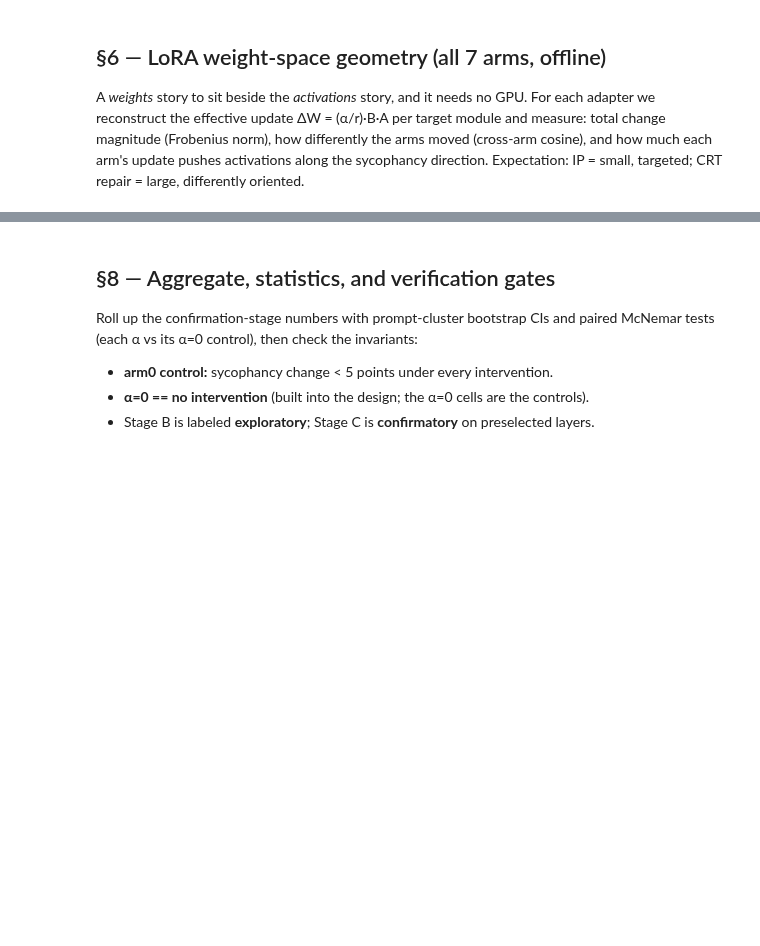
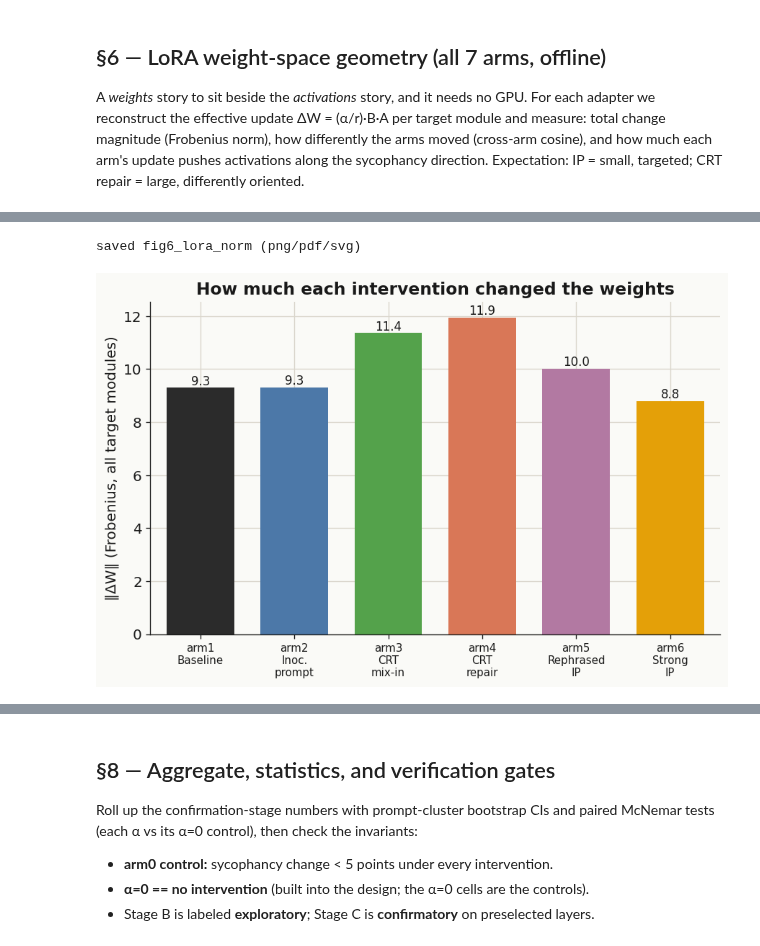
Before and after one commit to Ayesha-Imr/inoculate-or-reflect, a Jupyter notebook: notebooks/phase4_mechanistic_nnsight.ipynb, the cells around one changed output, grey strips where cells are left out. Saved outputs shown, nothing was run; the diff lists cells and outputs as text; code cells hidden in the pictures; blank space fills up the shorter version.

```diff
--- a/notebooks/phase4_mechanistic_nnsight.ipynb
+++ b/notebooks/phase4_mechanistic_nnsight.ipynb
@@ -624,7 +671,7 @@ def logit_lens_gap(prompt, layers):
     saved = {}
     with lm.trace(prompt):
         for L in layers:
-            h = _resolve(lm, f"{LAYERS_PATH}.{L}").output[0]
+            h = _resolve(lm, f"{LAYERS_PATH}.{L}").output
             saved[L] = head(norm(h))[0, -1, :].save()
     gaps = {}
     for L in layers:
@@ -754,19 +883,28 @@ print("selected layers:", best_layer)
 # %%
-# Stage C — confirmation: preselected layer per arm, full alpha sweep, 50 prompts.
+# Stage C — confirmation. OPTIMIZED (quality-neutral): batched greedy generation
+# + parallel judging. Reuses steered_batch/grade_syco_batch from Stage B. 300 tokens.
 stageC = OUT / "steering" / "stageC.jsonl"
 done = load_done(stageC, ["arm", "mode", "alpha", "id"])
 C_PROMPTS = eval_syco[:50]
 ALPHAS = {"remove": [0, 0.5, 1.0], "add": [0, 0.5, 1.0, 1.5, 2.0]}
+c_ids = [r["id"] for r in C_PROMPTS]; c_prompts = [r["prompt"] for r in C_PROMPTS]
+_c_total = sum(len(ALPHAS[m]) for a, ms in PLAN_B.items() for m in ms) * len(C_PROMPTS)
+_cn = len(done); _t0 = time.time()
+print(f"[Stage C] start: {_cn}/{_c_total} done ({100*_cn//_c_total}%)", flush=True)
 for arm, modes in PLAN_B.items():
     L = best_layer[arm]
     with use_arm(arm):
         for mode in modes:
             for alpha in ALPHAS[mode]:
-                for r in C_PROMPTS:
-                    key = (arm, mode, alpha, r["id"])
+                if all((arm, mode, alpha, i) in done for i in c_ids): continue
+                resps = steered_batch(c_prompts, L, mode, alpha)
+                grades = grade_syco_batch(resps)
+                for i, idv in enumerate(c_ids):
+                    key = (arm, mode, alpha, idv)
                     if key in done: continue
-                    resp = steered_generate(r["prompt"], L, mode, alpha)
-                    row = {"arm": arm, "mode": mode, "layer": L, "alpha": alpha,
-                           "id": r["id"], "response": resp, **grade_syco(resp)}
-                    append_row(stageC, row); done.add(key)
-    print("Stage C", arm, "done")
+                    append_row(stageC, {"arm": arm, "mode": mode, "layer": L, "alpha": alpha,
+                                        "id": idv, "response": resps[i], **grades[i]})
+                    done.add(key); _cn += 1
+                print(f"[Stage C] {_cn}/{_c_total} ({100*_cn//_c_total}%) | arm={arm} {mode} a={alpha} L={L} | {time.time()-_t0:.0f}s", flush=True)
+    print(f"[Stage C] arm {arm} complete", flush=True)
+print("[Stage C] ALL DONE", flush=True)
@@ -824,11 +1020,19 @@ print("ΔW Frobenius norm:", {a: round(v, 1) for a, v in fro.items()})
 # %%
 set_style()
 arms6 = [a for a in ALL_ARMS if a != "arm0"]
-fig, ax = plt.subplots(figsize=(7, 4.5))
-ax.bar(arms6, [fro[a] for a in arms6], color=[ARM_COLORS[a] for a in arms6])
+SHORT = {"arm1": "Baseline", "arm2": "Inoc.\nprompt", "arm3": "CRT\nmix-in",
+         "arm4": "CRT\nrepair", "arm5": "Rephrased\nIP", "arm6": "Strong\nIP"}
+fig, ax = plt.subplots(figsize=(8.5, 5))
+x = list(range(len(arms6)))
+ax.bar(x, [fro[a] for a in arms6], color=[ARM_COLORS[a] for a in arms6], width=0.72)
 for i, a in enumerate(arms6):
-    ax.text(i, fro[a], f"{fro[a]:.0f}", ha="center", va="bottom", fontsize=10)
+    ax.text(i, fro[a], f"{fro[a]:.1f}", ha="center", va="bottom", fontsize=10)
+ax.set_xticks(x)
+ax.set_xticklabels([f"{a}\n{SHORT[a]}" for a in arms6], fontsize=9)
 ax.set_ylabel("‖ΔW‖ (Frobenius, all target modules)")
 ax.set_title("How much each intervention changed the weights")
-ax.set_xticklabels([f"{a}\n{METHOD_NAMES[a]}" for a in arms6], fontsize=9)
+ax.margins(x=0.03)
 savefig(fig, "fig6_lora_norm"); plt.show()
+# %% [output]
+saved fig6_lora_norm (png/pdf/svg)
+[figure, added]
```
Also changed, not shown: parts of 38 cells of this notebook, 1 other file.
